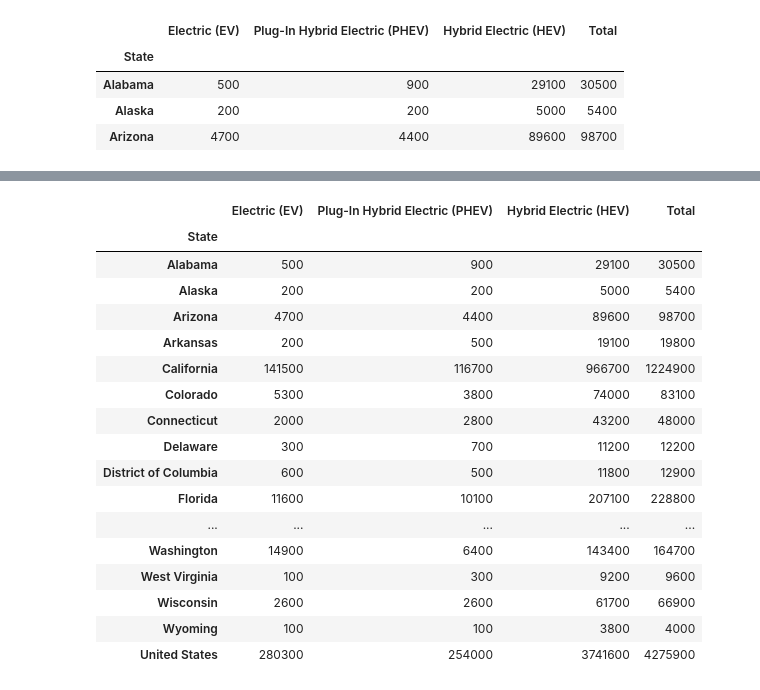
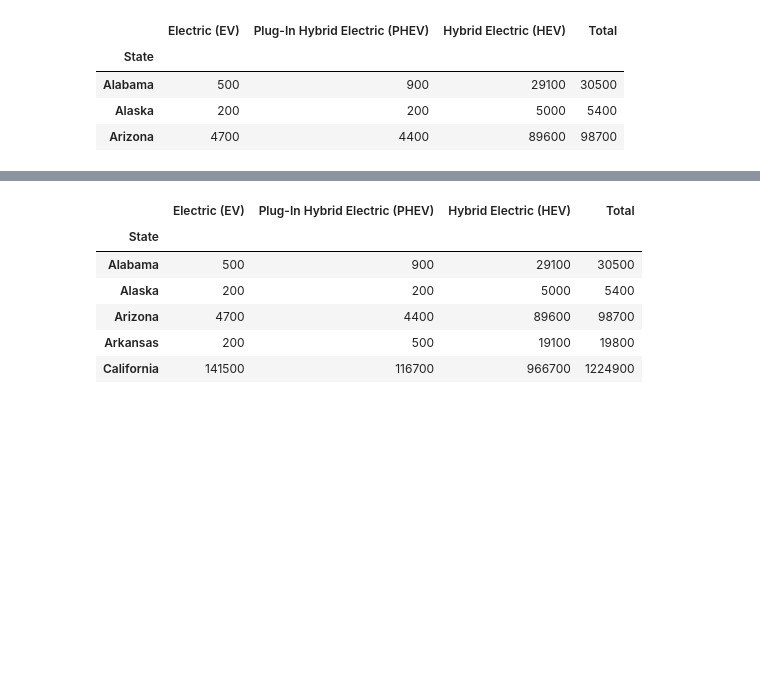
Before and after one commit to nhle95/Project1_group4, a Jupyter notebook: Electric_Car_Count.ipynb, the cells around one changed output, grey strips where cells are left out. Drawn from its saved outputs; the diff is of its cells as text; code cells hidden in the pictures; blank space fills up the shorter version.

```diff
--- a/Electric_Car_Count.ipynb
+++ b/Electric_Car_Count.ipynb
@@ -118,24 +119,13 @@ plt.show()
 # %%
-vehicleReg16
+vehicleReg16.head()
 # %% [output]
 |  | Electric (EV) | Plug-In Hybrid Electric (PHEV) | Hybrid Electric (HEV) | Total |
 | State |  |  |  |  |
 | Alabama | 500 | 900 | 29100 | 30500 |
 | Alaska | 200 | 200 | 5000 | 5400 |
 | Arizona | 4700 | 4400 | 89600 | 98700 |
 | Arkansas | 200 | 500 | 19100 | 19800 |
 | California | 141500 | 116700 | 966700 | 1224900 |
-| Colorado | 5300 | 3800 | 74000 | 83100 |
-| Connecticut | 2000 | 2800 | 43200 | 48000 |
-| Delaware | 300 | 700 | 11200 | 12200 |
-| District of Columbia | 600 | 500 | 11800 | 12900 |
-| Florida | 11600 | 10100 | 207100 | 228800 |
-| ... | ... | ... | ... | ... |
-| Washington | 14900 | 6400 | 143400 | 164700 |
-| West Virginia | 100 | 300 | 9200 | 9600 |
-| Wisconsin | 2600 | 2600 | 61700 | 66900 |
-| Wyoming | 100 | 100 | 3800 | 4000 |
-| United States | 280300 | 254000 | 3741600 | 4275900 |
 # %%
 US16total=vehicleReg16.iloc[-1,-1]
 US17total=vehicleReg17.iloc[-1,-1]
```
Also changed, not shown: parts of 5 cells of this notebook.
